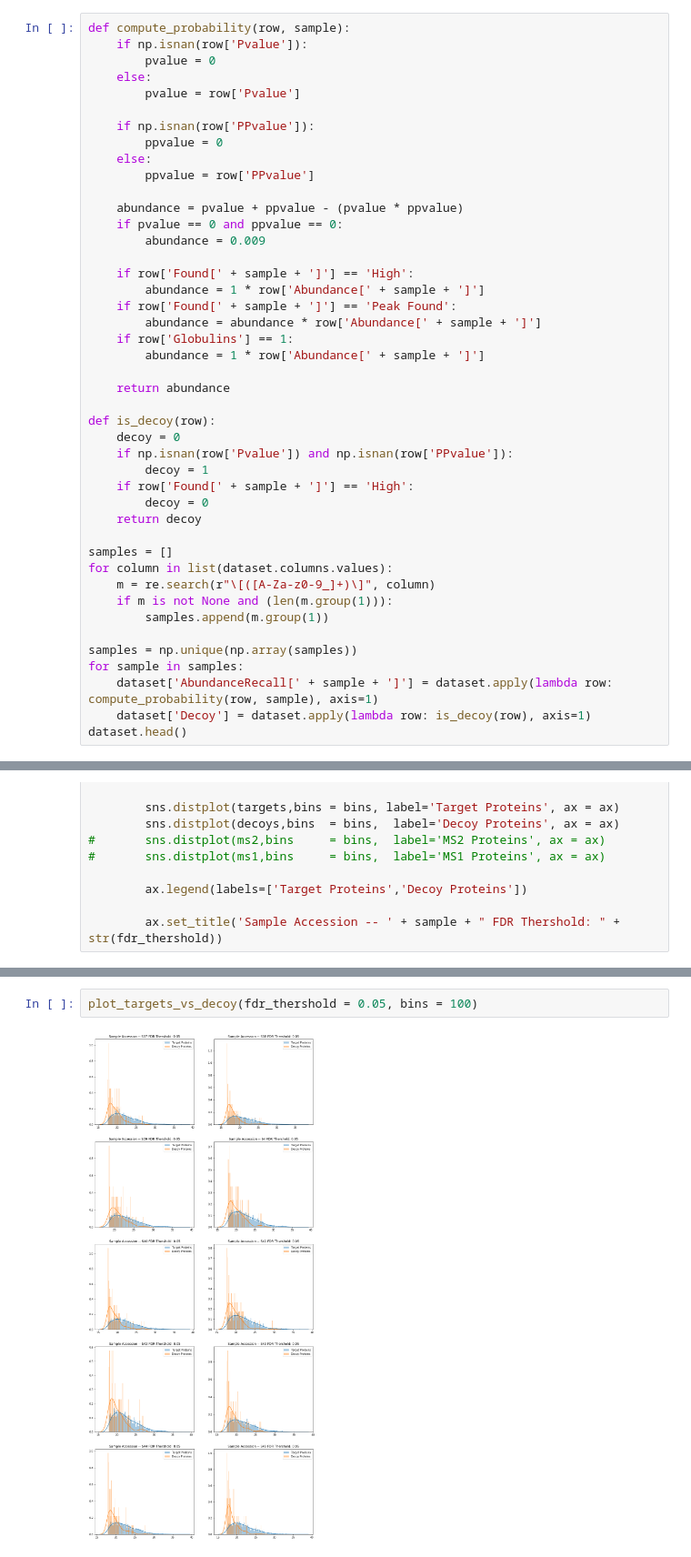
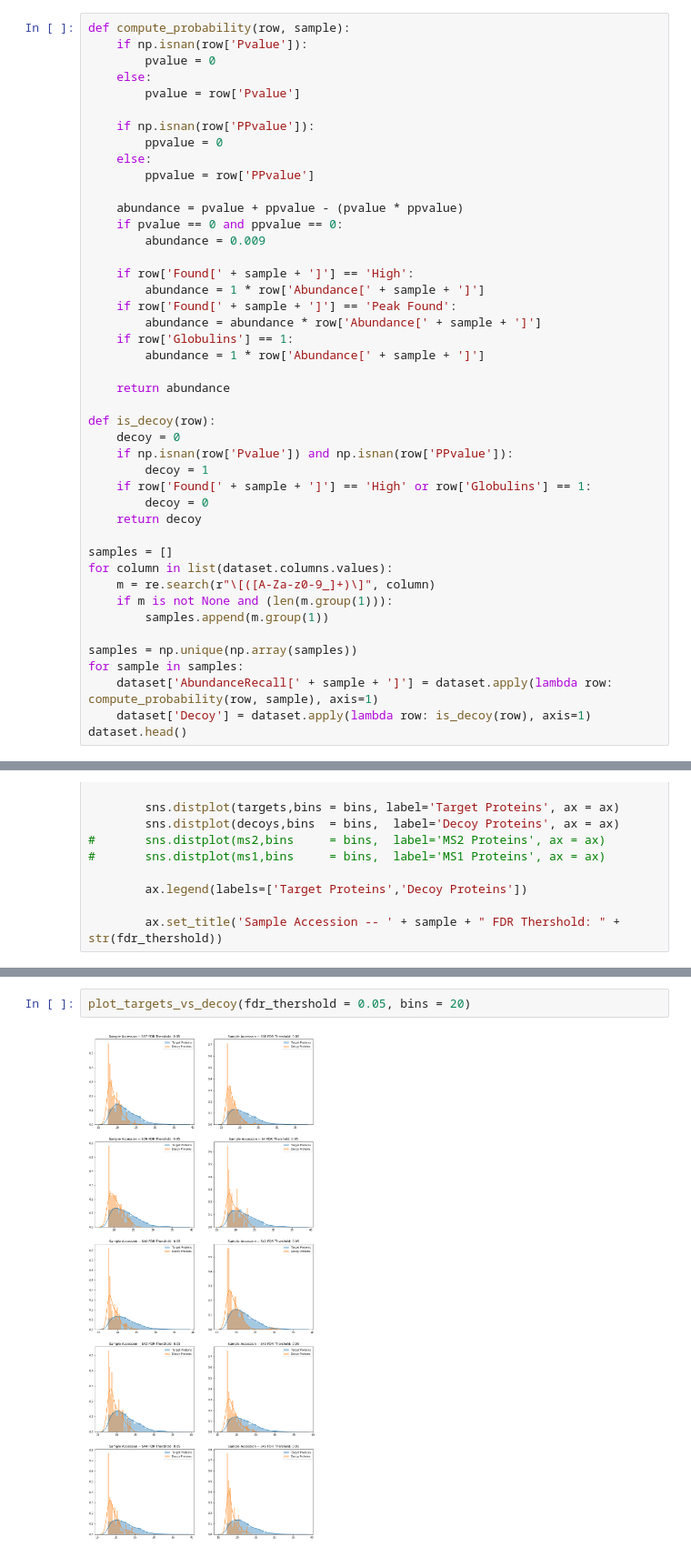
Before and after one commit to ypriverol/ms1, a Jupyter notebook: analyze-ms1-data.ipynb, the cells around one changed output, grey strips where cells are left out. Shown: that part at 91% size. Drawn from its saved outputs; the diff is of its cells as text.

```diff
--- a/analyze-ms1-data.ipynb
+++ b/analyze-ms1-data.ipynb
@@ -98,7 +98,7 @@ def is_decoy(row):
     decoy = 0
     if np.isnan(row['Pvalue']) and np.isnan(row['PPvalue']):
         decoy = 1
-    if row['Found[' + sample + ']'] == 'High':
+    if row['Found[' + sample + ']'] == 'High' or row['Globulins'] == 1:
         decoy = 0
     return decoy
 
@@ -195,4 +195,4 @@ plot_targets_vs_decoy(fdr_thershold = 1.0)
 # %%
-plot_targets_vs_decoy(fdr_thershold = 0.05, bins = 100)
+plot_targets_vs_decoy(fdr_thershold = 0.05, bins = 20)
 # %% [output]
-[figure, old version]
+[figure, new version]
```
Also changed, not shown: parts of 1 cell of this notebook, 1 other file.
